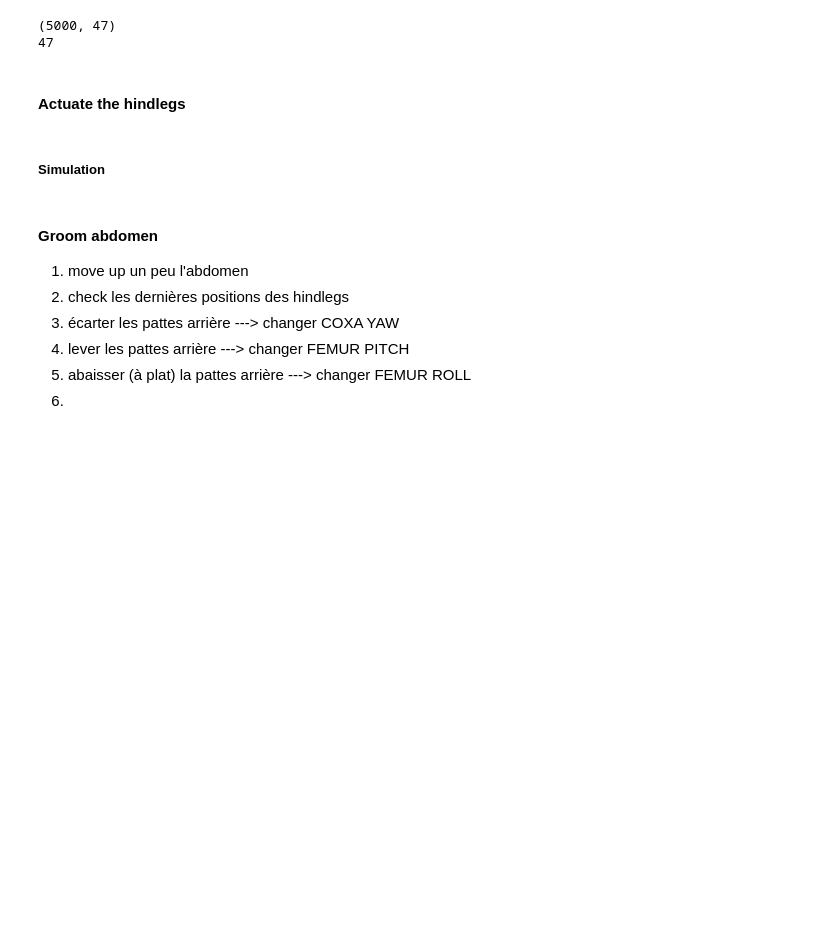
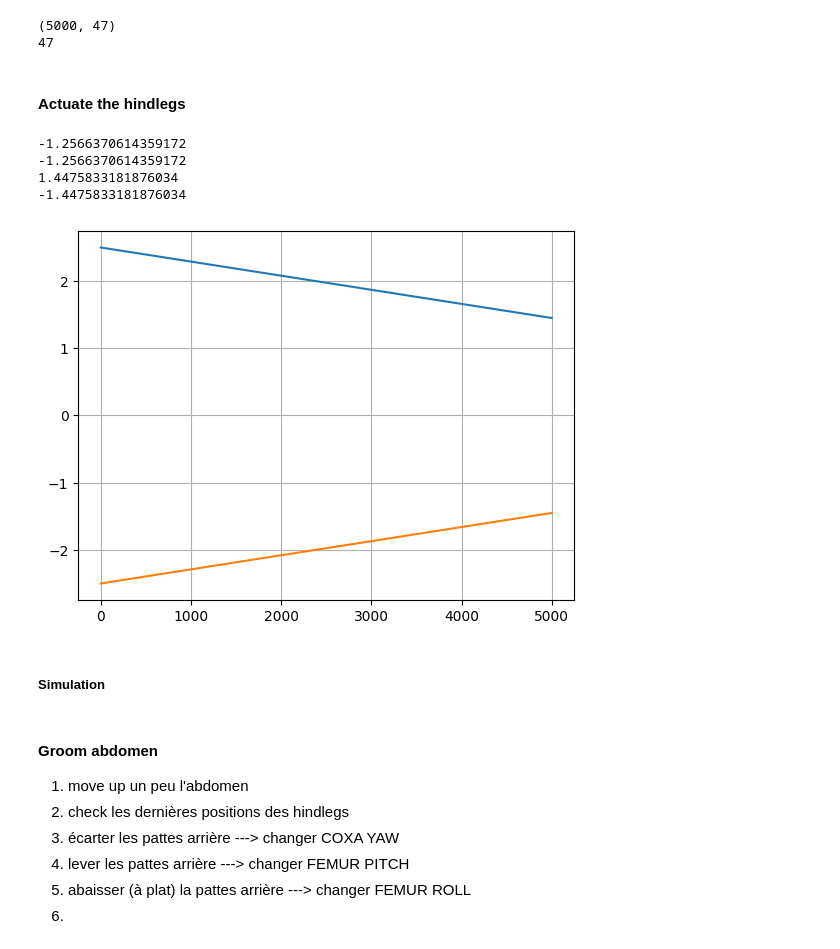
Before and after one commit to NathanMULLER/Project_Mouche, a Jupyter notebook: project/main.ipynb, the cells around one changed output. Drawn from its saved outputs; the diff is of its cells as text; code cells hidden in the pictures; blank space fills up the shorter version.

```diff
--- a/project/main.ipynb
+++ b/project/main.ipynb
@@ -107,6 +107,8 @@ for leg in legs:
 
 standing_action.extend([0]*5) # Add the abdomen actuators at zero
 
+last_position = standing_action
+
 standing_action = {'joints': standing_action, "adhesion": np.zeros(len(legs))}
 
 for i in range(int(0.2//nmf.timestep)):
@@ -160,8 +180,8 @@ half_nbre_steps = target_num_steps//2
 nmf = NeuromechflyProject(sim_params=sim_params,)
 # %%
 abdomen_ctrl_up = np.zeros((target_num_steps)) # shape (nbre_steps, )
-abdomen_ctrl_up[:half_nbre_steps] = np.linspace(0, np.pi/20, half_nbre_steps)
-abdomen_ctrl_up[half_nbre_steps:] = np.ones(target_num_steps-half_nbre_steps)*np.pi/20 # abd is up after 1 seconds and stays up
+abdomen_ctrl_up[:half_nbre_steps] = np.linspace(0, 0.1, half_nbre_steps)
+abdomen_ctrl_up[half_nbre_steps:] = np.ones(target_num_steps-half_nbre_steps)*0.1 # abd is up after 1 seconds and stays up
 abd_joint = np.tile(abdomen_ctrl_up, (5, 1)).T
 # %%
 nmf.reset()
@@ -274,3 +323,21 @@ all_joint_angles_abd[:,RH_TARSUS] = np.linspace(start_RH_TARSUS, start_RH_TARSUS
+# %%
+print(start_LH_FEMUR)
+print(start_RH_FEMUR)
+
+print(start_LH_COXA_ROLL-np.pi/3)
+print(start_RH_COXA_ROLL+np.pi/3)
+
+cxl = np.linspace(start_LH_COXA_ROLL, start_LH_COXA_ROLL-np.pi/3, nbre_steps)
+cxr = np.linspace(start_RH_COXA_ROLL, start_RH_COXA_ROLL+np.pi/3, nbre_steps)
+plt.plot(cxl)
+plt.plot(cxr)
+plt.grid()
+# %% [output]
+-1.2566370614359172
+-1.2566370614359172
+1.4475833181876034
+-1.4475833181876034
+[figure, added]
 # %% [markdown]
 ##### Simulation
 # %%
```
Also changed, not shown: parts of 4 cells of this notebook, 5 other files.
